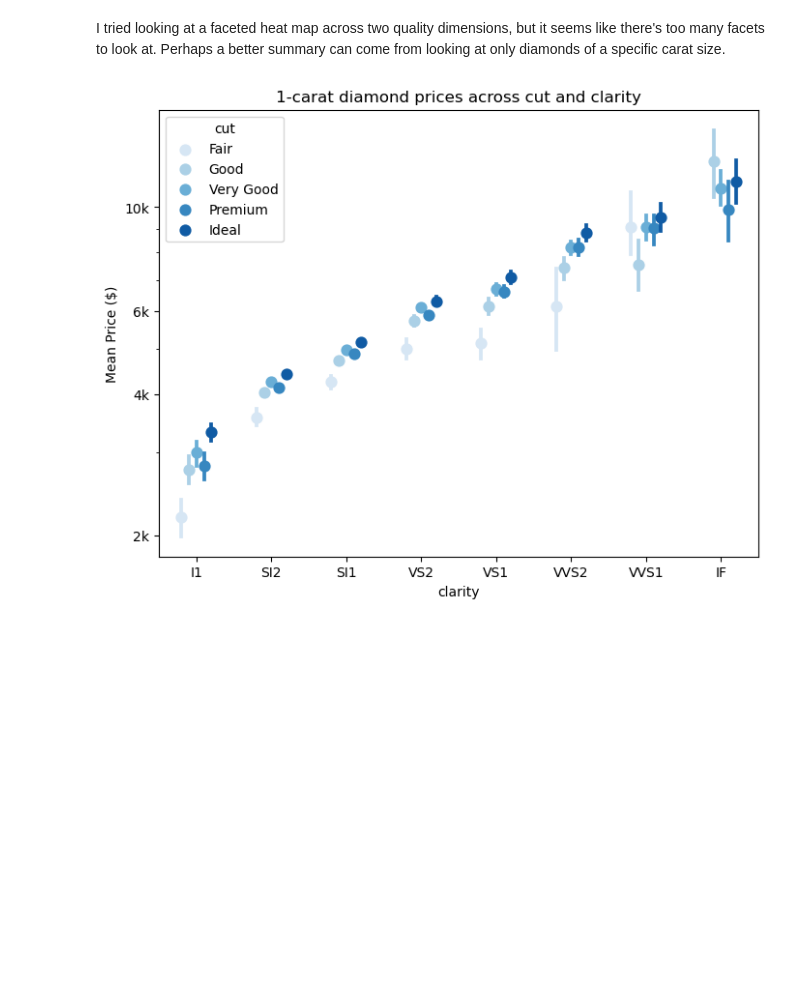
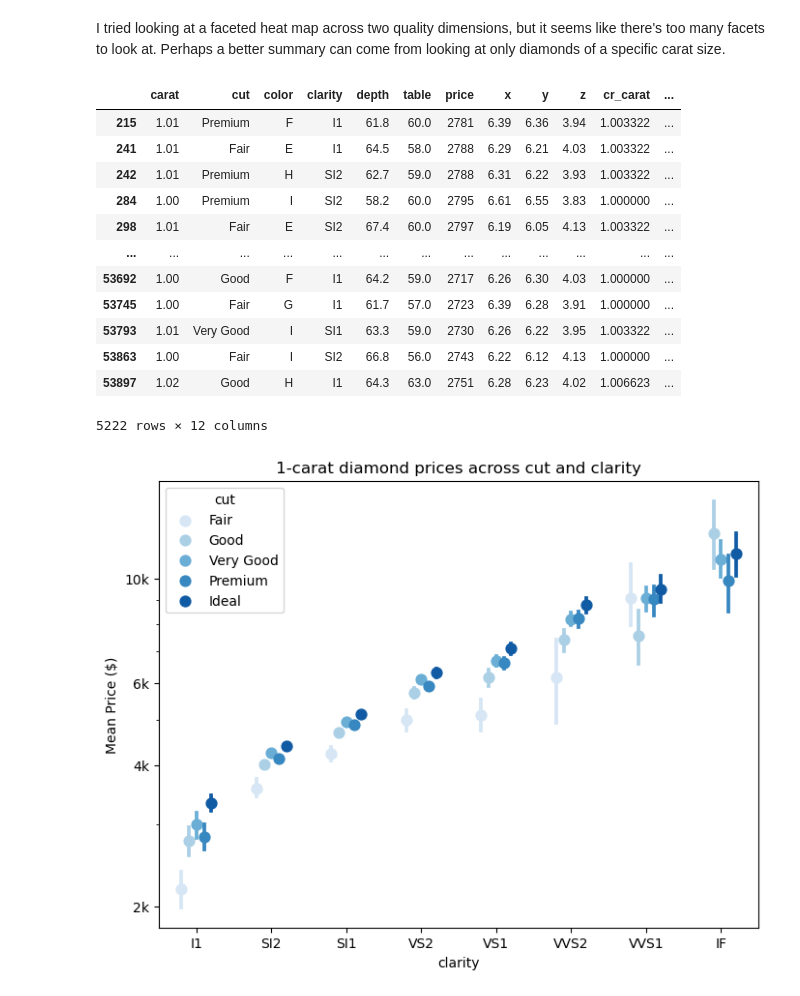
Before and after one commit to henanhasan/visualization_project, a Jupyter notebook: Example Project/Example_Project_Diamonds_Part1.ipynb, the cells around one changed output. Drawn from its saved outputs; the diff is of its cells as text; code cells hidden in the pictures; blank space fills up the shorter version.

```diff
--- a/Example Project/Example_Project_Diamonds_Part1.ipynb
+++ b/Example Project/Example_Project_Diamonds_Part1.ipynb
@@ -12,6 +12,3 @@ import matplotlib.pyplot as plt
 import seaborn as sb
 
 %matplotlib inline
-# %%
-# load in the dataset into a pandas dataframe, print statistics
-diamonds = pd.read_csv('diamonds.csv')
@@ -556,7 +588,22 @@ I tried looking at a faceted heat map across two quality dimensions, but it seem
 # %%
 # select diamonds of approximately 1 carat
 diamond_flag = (diamonds['carat'] >= 0.99) & (diamonds['carat'] <= 1.03)
 diamonds_1c = diamonds.loc[diamond_flag,:]
+diamonds_1c
+# %% [output]
+|  | carat | cut | color | clarity | depth | table | price | x | y | z | cr_carat | ... |
+| 215 | 1.01 | Premium | F | I1 | 61.8 | 60.0 | 2781 | 6.39 | 6.36 | 3.94 | 1.003322 | ... |
+| 241 | 1.01 | Fair | E | I1 | 64.5 | 58.0 | 2788 | 6.29 | 6.21 | 4.03 | 1.003322 | ... |
+| 242 | 1.01 | Premium | H | SI2 | 62.7 | 59.0 | 2788 | 6.31 | 6.22 | 3.93 | 1.003322 | ... |
+| 284 | 1.00 | Premium | I | SI2 | 58.2 | 60.0 | 2795 | 6.61 | 6.55 | 3.83 | 1.000000 | ... |
+| 298 | 1.01 | Fair | E | SI2 | 67.4 | 60.0 | 2797 | 6.19 | 6.05 | 4.13 | 1.003322 | ... |
+| ... | ... | ... | ... | ... | ... | ... | ... | ... | ... | ... | ... | ... |
+| 53692 | 1.00 | Good | F | I1 | 64.2 | 59.0 | 2717 | 6.26 | 6.30 | 4.03 | 1.000000 | ... |
+| 53745 | 1.00 | Fair | G | I1 | 61.7 | 57.0 | 2723 | 6.39 | 6.28 | 3.91 | 1.000000 | ... |
+| 53793 | 1.01 | Very Good | I | SI1 | 63.3 | 59.0 | 2730 | 6.26 | 6.22 | 3.95 | 1.003322 | ... |
+| 53863 | 1.00 | Fair | I | SI2 | 66.8 | 56.0 | 2743 | 6.22 | 6.12 | 4.13 | 1.000000 | ... |
+| 53897 | 1.02 | Good | H | I1 | 64.3 | 63.0 | 2751 | 6.28 | 6.23 | 4.02 | 1.006623 | ... |
+5222 rows × 12 columns
 # %%
 fig = plt.figure(figsize = [8,6])
 ax = sb.pointplot(data = diamonds_1c, x = 'clarity', y = 'price', hue = 'cut',
```
Also changed, not shown: parts of 4 cells of this notebook, 2 other files.
